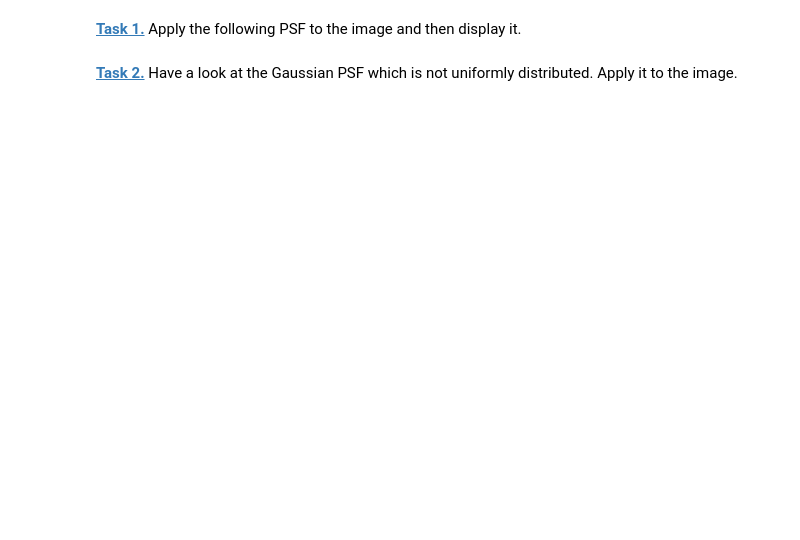
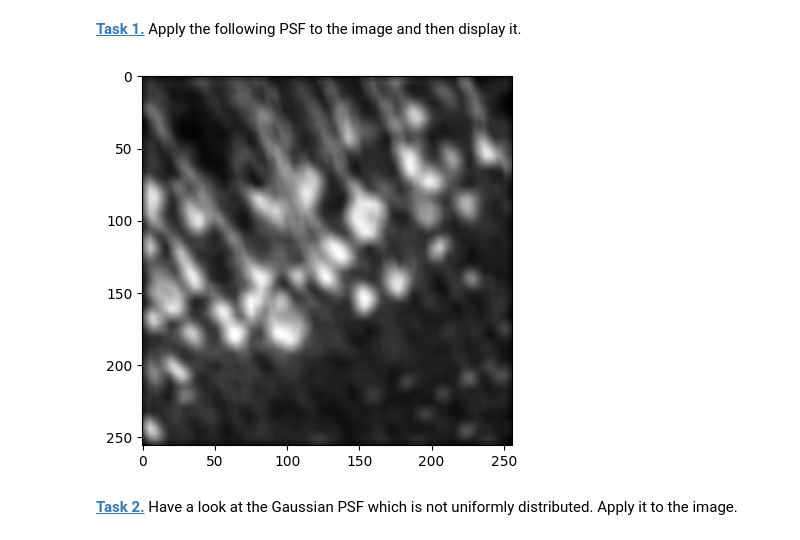
Before and after one commit to sedanep/mobifs5-python, a Jupyter notebook: deconvolution.ipynb, the cells around one changed output. Cells and saved outputs as stored; diff of their text form; code cells hidden in the pictures; blank space fills up the shorter version.

```diff
--- a/deconvolution.ipynb
+++ b/deconvolution.ipynb
@@ -19,6 +22,13 @@ plt.imshow(img, 'gray')
 # %%
 psf_size = 10
 psf = np.ones((psf_size, psf_size)) / psf_size ** 2
+# %%
+psf_img = conv(img, psf, mode='same')
+
+plt.imshow(psf_img, cmap='gray')
+plt.show()
+# %% [output]
+[figure, added]
 # %% [markdown]
 **[Task 2.]()** Have a look at the Gaussian PSF which is not uniformly distributed. Apply it to the image.
 # %%
```
Also changed, not shown: parts of 11 cells of this notebook.
